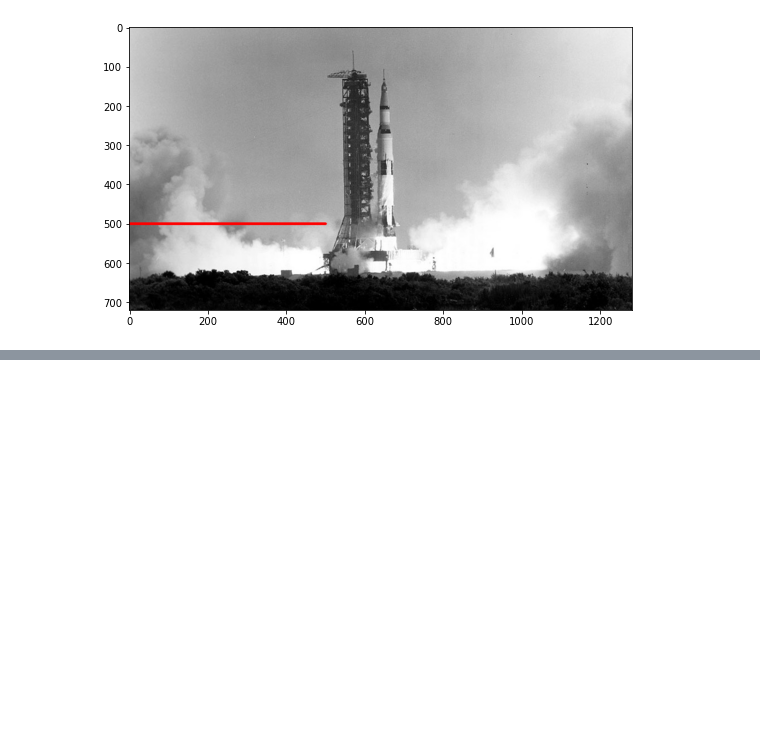
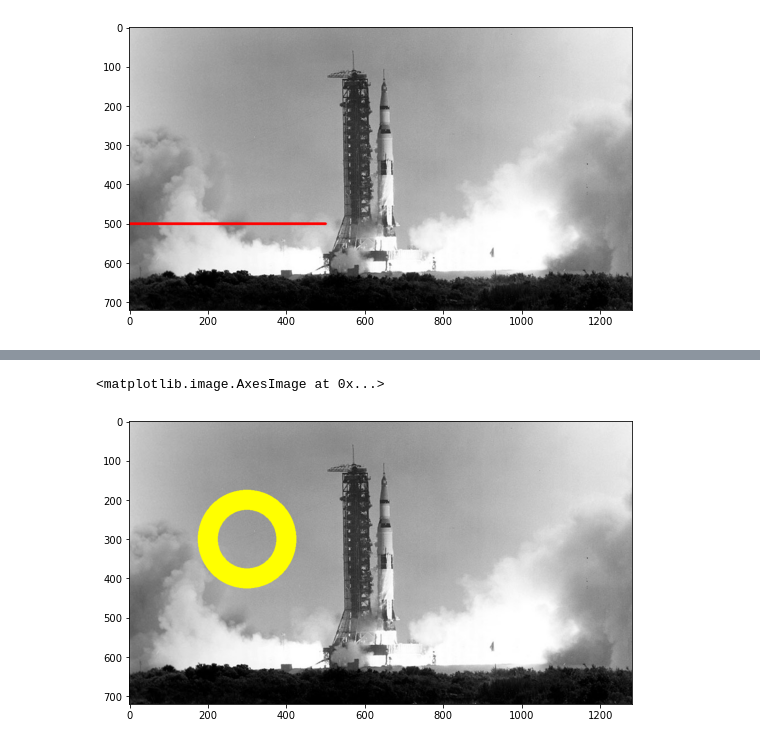
Before and after one commit to mdvadiyatnaqvi/OpenCV, a Jupyter notebook: 3-Image Annotation/Image_annotation.ipynb, the cells around one changed output, grey strips where cells are left out. Saved outputs shown, nothing was run; the diff lists cells and outputs as text; code cells hidden in the pictures; blank space fills up the shorter version.

Commit message:
drawing circle completed

```diff
--- a/3-Image Annotation/Image_annotation.ipynb
+++ b/3-Image Annotation/Image_annotation.ipynb
@@ -44,0 +51,8 @@ plt.imshow(image_for_line)
+# %%
+image_for_circle = apollo_img.copy()
+
+image_for_circle = cv2.circle(image_for_circle, (300, 300), 100, (0, 255, 255), thickness=50)
+plt.imshow(image_for_circle[:, :, ::-1])
+# %% [output]
+<matplotlib.image.AxesImage at 0x...>
+[figure, added]
```
Also changed, not shown: parts of 1 cell of this notebook.
